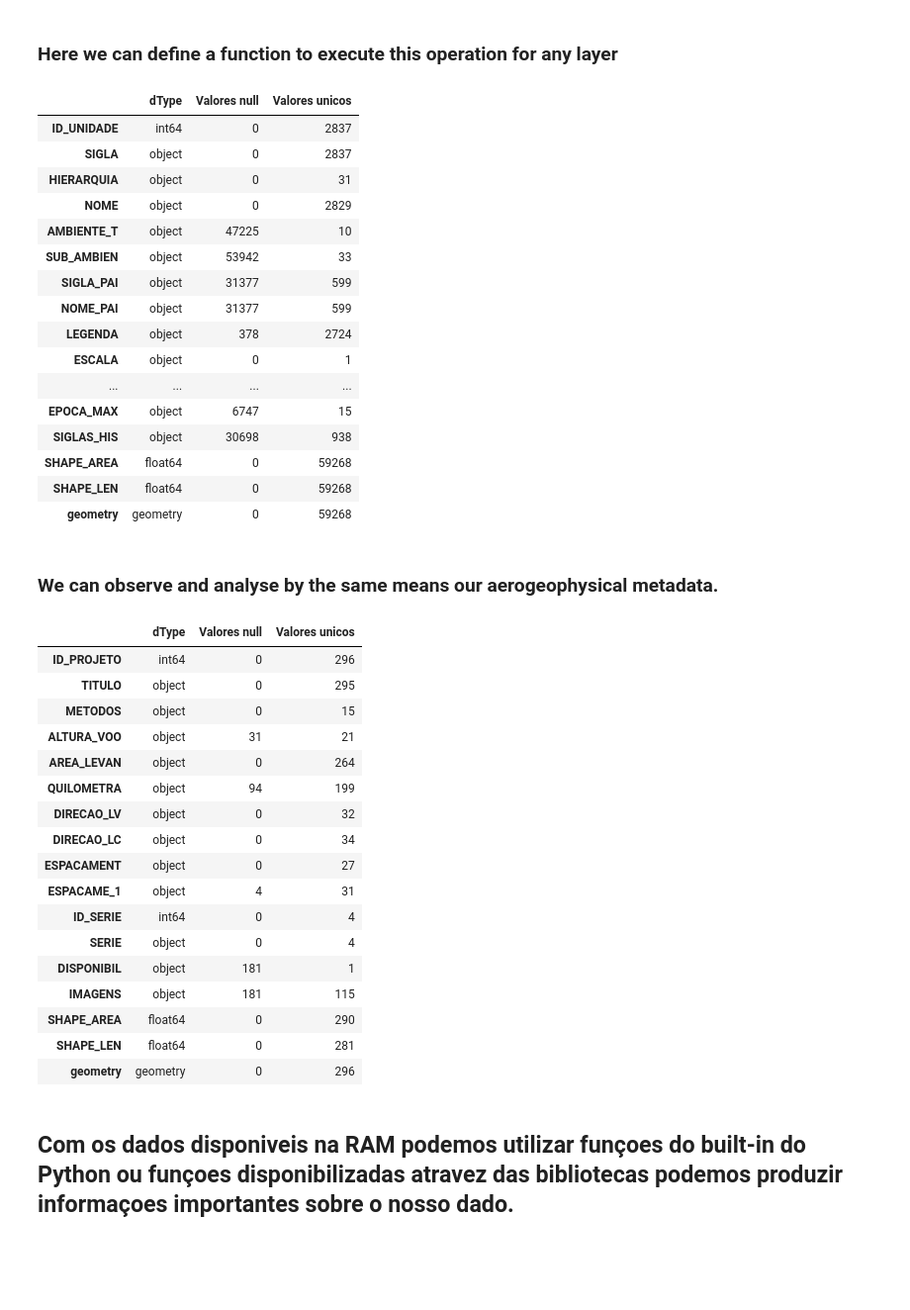
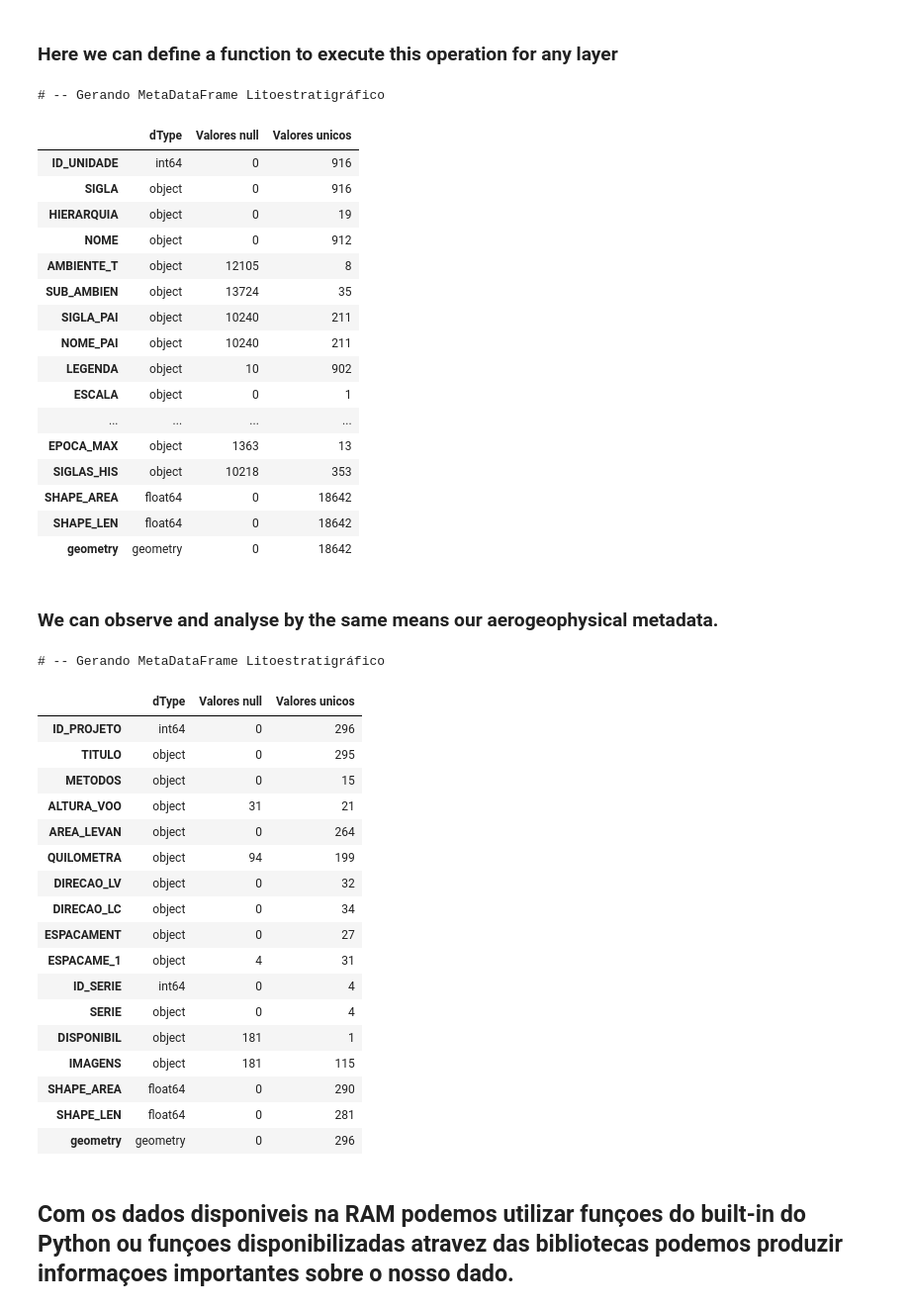
Before and after one commit to Gabriel-Goes/mapeamento_litologico_preditivo, a Jupyter notebook: 1.1-Geapandas:Spatial_Data._Analysis.ipynb, the cells around one changed output. Shown at 99% size. Saved outputs shown, nothing was run; the diff lists cells and outputs as text; code cells hidden in the pictures; blank space fills up the shorter version.

```diff
--- a/1.1-Geapandas:Spatial_Data._Analysis.ipynb
+++ b/1.1-Geapandas:Spatial_Data._Analysis.ipynb
@@ -24,3 +26,3 @@ gdb()
 # %%
-gdb('geodatabase.gpkg')
+path = gdb('geodatabase.gpkg')
 # %% [output]
@@ -48,16 +50,12 @@ def importar_geometrias(camada, mapa=False):
     Se Retornar camada vazia recebera a lista das camadas veotoriais diposniveis
     Se mapa == False: retorna todos os objetos presente nesta camada vetorial
     '''
-
-    print(f"# -- Lista de camadas vetoriais disponiveis no Geopackage: {list(fiona.listlayers(gdb('geodatabase.gpkg')))}")
-
-    lito =  gpd.read_file(gdb('geodatabase.gpkg'),
+    lito =  gpd.read_file(path,
                         driver= 'GPKG',
                         layer= camada)
 
-
     if mapa:
-        folha = lito[lito.MAPA == 'Carta geológica da folha ' + mapa]
+        folha = lito[lito.MAPA == 'Carta geológica da folha ' + mapa]             # df[df.series]
 
         if folha.empty:
 
@@ -153,9 +179,22 @@ meta_lito_1kk
 ### Here we can define a function to execute this operation for any layer
 # %%
 def metadataframe(GeoDataFrame):
-    meta_lito = pd.DataFrame(GeoDataFrame.dtypes)               # Describe the dtype of each column from the DataFrame or, better saying, GeoDataFrame;
-    meta_lito['Valores null'] = GeoDataFrame.isnull().sum()     # Describe the sum of each null value from our object
-    meta_lito['Valores unicos'] = GeoDataFrame.nunique()        # Describe the number of unique values from our object, that is a GeoDataFrame
-    meta_lito = meta_lito.rename(columns = {0 : 'dType'})       # Rename the first column to 'dtype', the name of the function we used.
-    return meta_lito
+    '''
+    Recebe :
+        GeoDataFrame Object : Camadas vetoriais de unidades litoestratigráficas;
+
+        Retorna :
+            DataFrame Object: Planílha com metanálise das camadas vetoriais;
+    '''
+    print(f'# -- Gerando MetaDataFrame Litoestratigráfico')
+    type_dataframe = pd.DataFrame(GeoDataFrame.dtypes)               # Describe the dtype of each column from the DataFrame or, better saying, GeoDataFrame;
+
+    type_dataframe['Valores null']   = GeoDataFrame.isnull().sum()   # Describe the sum of each null value from our object
+    type_dataframe['Valores unicos'] = GeoDataFrame.nunique()        # Describe the number of unique values from our object, that is a GeoDataFrame
+
+    meta_dataframe_litologico = type_dataframe.rename(columns = {0 : 'dType'})       # Rename the first column to 'dtype', the name of the function we used.
+
+    print('')
+
+    return meta_dataframe_litologico
 # %%
@@ -163,32 +202,35 @@ from src.funcs_descricao import metadataframe   # The above function was inserte
                                               # So we can import the funcion with this command wennerver we need it
 # %%
-#metadataframe(litologia_250k)
-metadataframe(litologia_100k)
+litologia_250k = importar_geometrias('litologia_250k')
+metadataframe(litologia_250k)
+#metadataframe(litologia_100k)
 #metadataframe(litologia_50k)
 # %% [output]
+# -- Gerando MetaDataFrame Litoestratigráfico
 |  | dType | Valores null | Valores unicos |
-| ID_UNIDADE | int64 | 0 | 2837 |
-| SIGLA | object | 0 | 2837 |
-| HIERARQUIA | object | 0 | 31 |
-| NOME | object | 0 | 2829 |
-| AMBIENTE_T | object | 47225 | 10 |
-| SUB_AMBIEN | object | 53942 | 33 |
-| SIGLA_PAI | object | 31377 | 599 |
-| NOME_PAI | object | 31377 | 599 |
-| LEGENDA | object | 378 | 2724 |
+| ID_UNIDADE | int64 | 0 | 916 |
+| SIGLA | object | 0 | 916 |
+| HIERARQUIA | object | 0 | 19 |
+| NOME | object | 0 | 912 |
+| AMBIENTE_T | object | 12105 | 8 |
+| SUB_AMBIEN | object | 13724 | 35 |
+| SIGLA_PAI | object | 10240 | 211 |
+| NOME_PAI | object | 10240 | 211 |
+| LEGENDA | object | 10 | 902 |
 | ESCALA | object | 0 | 1 |
 | ... | ... | ... | ... |
-| EPOCA_MAX | object | 6747 | 15 |
-| SIGLAS_HIS | object | 30698 | 938 |
-| SHAPE_AREA | float64 | 0 | 59268 |
-| SHAPE_LEN | float64 | 0 | 59268 |
-| geometry | geometry | 0 | 59268 |
+| EPOCA_MAX | object | 1363 | 13 |
+| SIGLAS_HIS | object | 10218 | 353 |
+| SHAPE_AREA | float64 | 0 | 18642 |
+| SHAPE_LEN | float64 | 0 | 18642 |
+| geometry | geometry | 0 | 18642 |
 # %% [markdown]
 ### We can observe and analyse by the same means our aerogeophysical metadata.
 # %%
 metadataframe(proj_geof)       # WE CONCLUDE BY OBSERVING THIS DATAFRAME THAT THE 'TITULO' COLUMN EATHER HAS AN DUPLICATED VALUE
                                # BECAUSE WE HAVE 296 GEOMETRIES AND 295 DIFERENT TITLES
 # %% [output]
+# -- Gerando MetaDataFrame Litoestratigráfico
 |  | dType | Valores null | Valores unicos |
 | ID_PROJETO | int64 | 0 | 296 |
 | TITULO | object | 0 | 295 |
```
Also changed, not shown: parts of 18 cells of this notebook, 29 other files.
